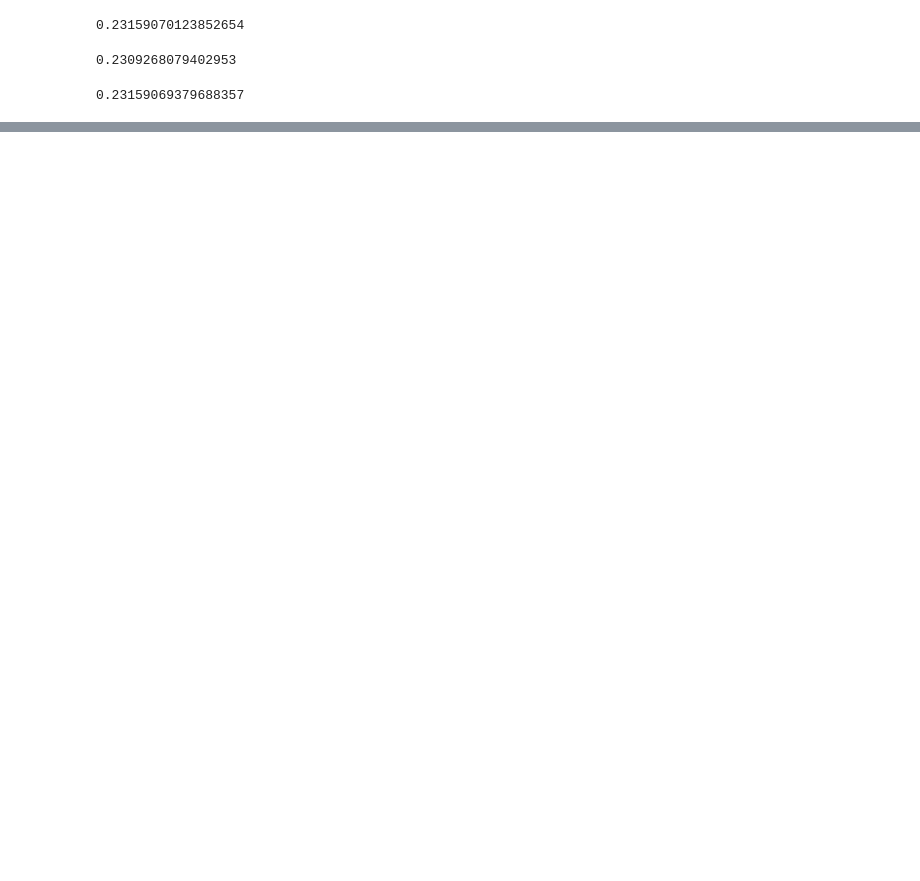
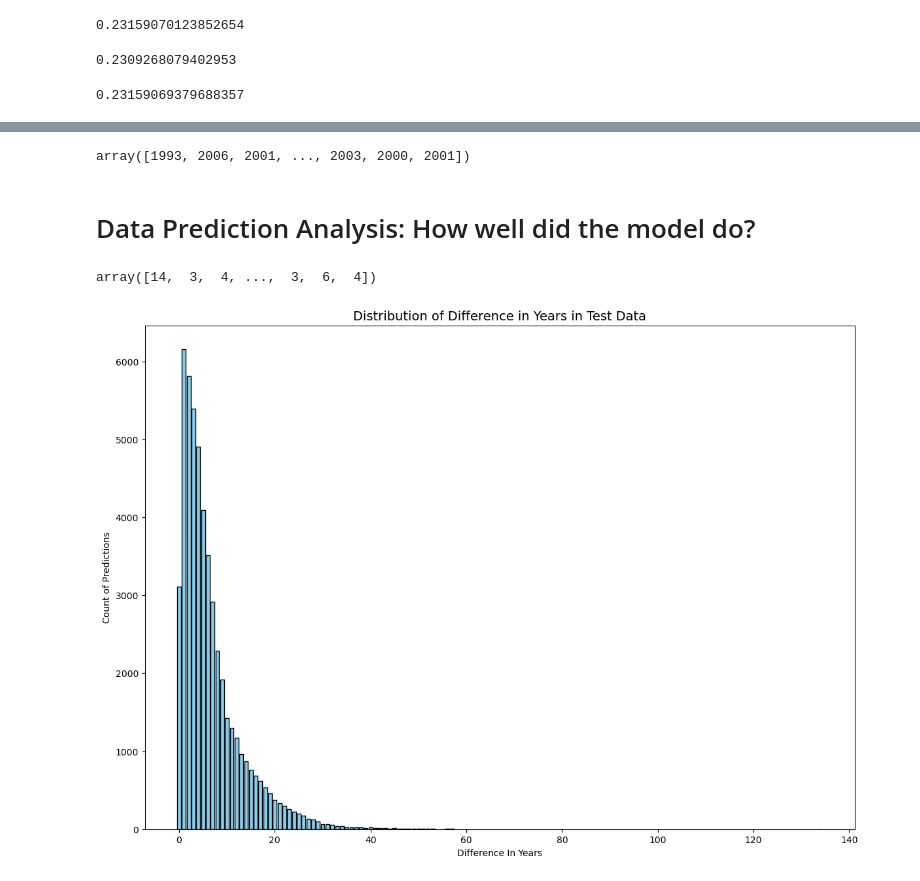
Before and after one commit to Skillz619/CMPE-255-Team-Project, a Jupyter notebook: Project.ipynb, the cells around one changed output, grey strips where cells are left out. Drawn from its saved outputs; the diff is of its cells as text; code cells hidden in the pictures; blank space fills up the shorter version.

Commit message:
data analysis

```diff
--- a/Project.ipynb
+++ b/Project.ipynb
@@ -256,0 +257,24 @@ results = model_MLP.predict(testing_features_norm)
+# %%
+results = model_MLP.predict(testing_features_norm)
+result_rounded = np.array([round(year) for year in results])
+result_rounded
+# %% [output]
+array([1993, 2006, 2001, ..., 2003, 2000, 2001])
+# %% [markdown]
+# Data Prediction Analysis: How well did the model do?
+# %%
+difference = abs(result_rounded - testing_year)
+difference
+# %% [output]
+array([14,  3,  4, ...,  3,  6,  4])
+# %%
+unique_values, frequencies = np.unique(difference, return_counts=True)
+
+plt.figure(figsize=(14, 10))
+plt.bar(unique_values, frequencies, color='skyblue', edgecolor='black')
+plt.title('Distribution of Difference in Years in Test Data', fontsize=14)
+plt.xlabel('Difference In Years')
+plt.ylabel('Count of Predictions')
+plt.show()
+# %% [output]
+[figure, added]
```
Also changed, not shown: parts of 5 cells of this notebook.
